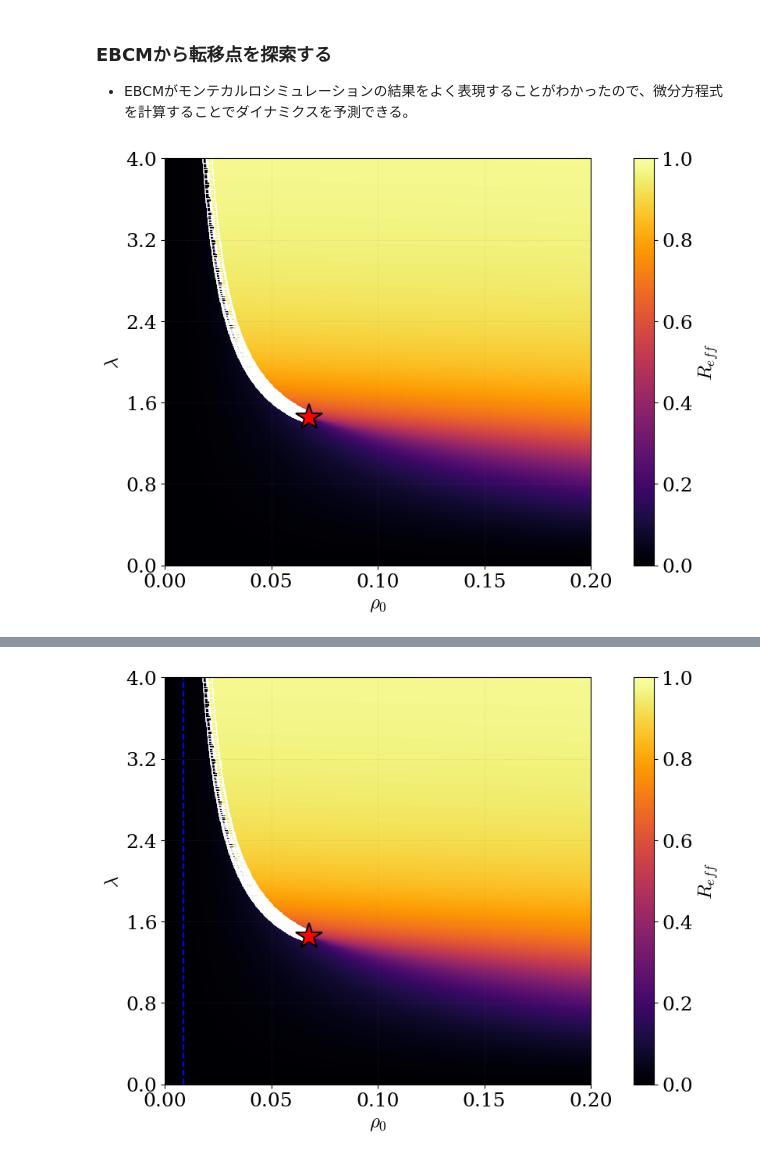
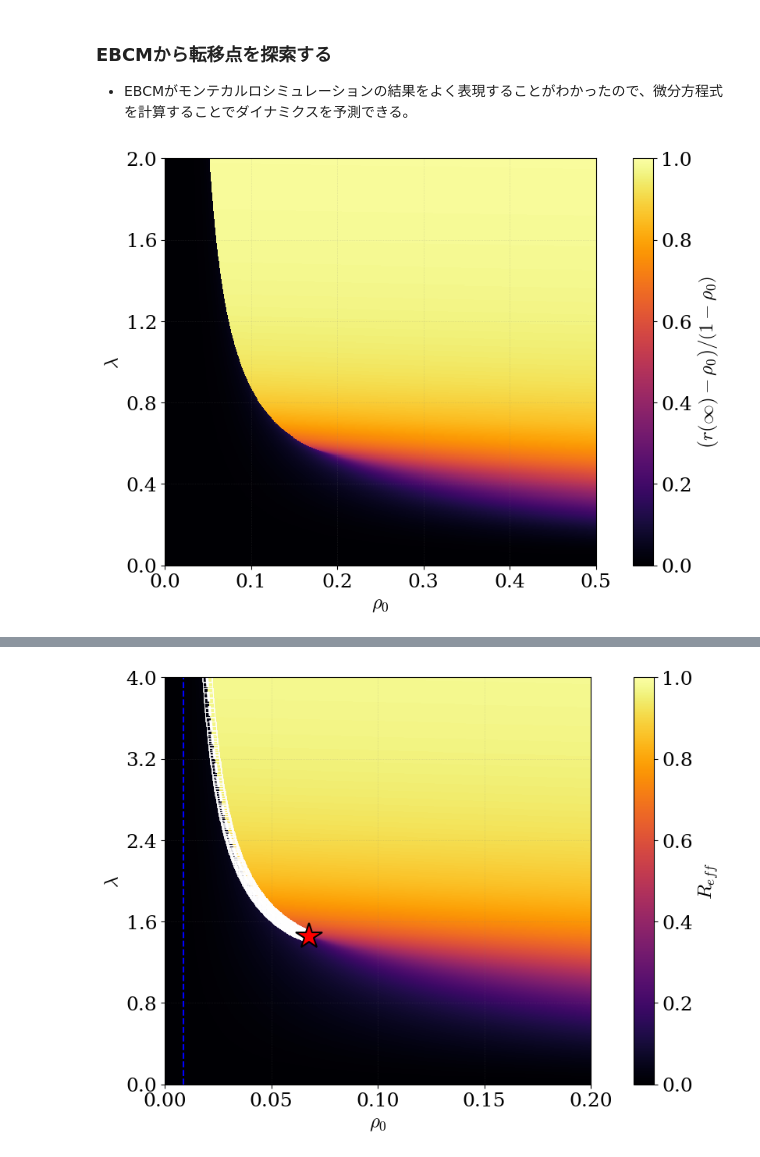
Before and after one commit to Kojirouuuu/directed-network-simulations, a Jupyter notebook: notebooks/directed-ebcm.ipynb, the cells around one changed output, grey strips where cells are left out. Drawn from its saved outputs; the diff is of its cells as text; code cells hidden in the pictures.

Commit message:
feat: update directed EBCM analysis and phase plots

```diff
--- a/notebooks/directed-ebcm.ipynb
+++ b/notebooks/directed-ebcm.ipynb
@@ -109,10 +118,10 @@ $$
 {\rm Fraction \ of \ Subcritical \ Nodes} = (1 - \rho_0) \sum_{j, \ k}P(j, \ k) \binom{j}{T-1}\theta^{(j-T+1)}(1 - \theta)^{T-1}
 $$
 # %%
-pi_type = "Pow"
+pi_type = "Poi"
 ebcm_dir = os.path.abspath(os.path.join("..", "out", "ebcm", "directed-infty"))
-ebcm_path = os.path.join(ebcm_dir, f"{pi_type}", f"gamma={gamma:.2f}", f"kmin={kmin}", f"kmax={kmax}")
-# ebcm_path = os.path.join(ebcm_dir, f"{pi_type}", f"kdave={kave:.2f}")
+# ebcm_path = os.path.join(ebcm_dir, f"{pi_type}", f"gamma={gamma:.2f}", f"kmin={kmin}", f"kmax={kmax}")
+ebcm_path = os.path.join(ebcm_dir, f"{pi_type}", f"kdave={kave:.2f}")
 g = pd.read_csv(os.path.join(ebcm_path, "gd_zero.csv"))
 g = g.set_index(["T", "rho0", "lambda_d", "mu"]).to_xarray()
 theta_d_infty = g["theta_d"].squeeze()
@@ -249,40 +258,41 @@ for rho0_idx, rho0 in enumerate(tqdm(ebcm_rho0_values)):
 # %%
 fig, ax = plt.subplots(1, 1, figsize=(8, 6), constrained_layout=True)
 
 rho0_val = g["R"].coords["rho0"]
 
-p = (g["R"] - rho0_val) / (1 - rho0_val)
+p = g["R"].sel(T=show_T)
+p = (p - rho0_val) / (1 - rho0_val)
 p = p.squeeze().T.plot(
     ax=ax,
     cmap="inferno",
     vmin=0.0,
     vmax=1.0,
     add_colorbar=False
 )
 
-ax.plot(lambda_c_horizontal, lambda_c_vertical,
-        linestyle="--", color="w", linewidth=2.5,
-        marker="s", markersize=8,
-        markerfacecolor="none", markeredgecolor="w",
-        markeredgewidth=0.6)
+# ax.plot(lambda_c_horizontal, lambda_c_vertical,
+#         linestyle="--", color="w", linewidth=2.5,
+#         marker="s", markersize=8,
+#         markerfacecolor="none", markeredgecolor="w",
+#         markeredgewidth=0.6)
 
-ax.plot(lambda_c2_horizontal, lambda_c2_vertical,
-        linestyle="", marker="*", markersize=25,
-        markerfacecolor="red", markeredgecolor="black",
-        markeredgewidth=1.5)
+# ax.plot(lambda_c2_horizontal, lambda_c2_vertical,
+#         linestyle="", marker="*", markersize=25,
+#         markerfacecolor="red", markeredgecolor="black",
+#         markeredgewidth=1.5)
 
 ax.grid(linestyle=":", alpha=0.3)
-ax.yaxis.set_major_locator(ticker.MultipleLocator(0.8))
+ax.yaxis.set_major_locator(ticker.MultipleLocator(0.4))
 ax.yaxis.set_major_formatter(ticker.FormatStrFormatter("%.1f"))
 
-ax.set_xlim(0.0, 0.2)
-ax.set_ylim(0.0, 4.0)
+ax.set_xlim(0.0, 0.5)
+ax.set_ylim(0.0, 2.0)
 ax.set_xlabel(rf"$\rho_0$")
 ax.set_ylabel(rf"$\lambda$")
 ax.set_title("")
 
-fig.colorbar(p, ax=ax, label=rf"$R_{{eff}}$")
-plt.savefig("fig/map.png", dpi=300)
+fig.colorbar(p, ax=ax, label=r"$\left( r(\infty) - \rho_0 \right) / \left( 1 - \rho_0 \right)$")
+plt.savefig(f"fig/map_{pi_type}.png", dpi=300)
 plt.show()
 # %% [output]
-[figure, old version]
+[figure, new version]
```
Also changed, not shown: parts of 7 cells of this notebook.
